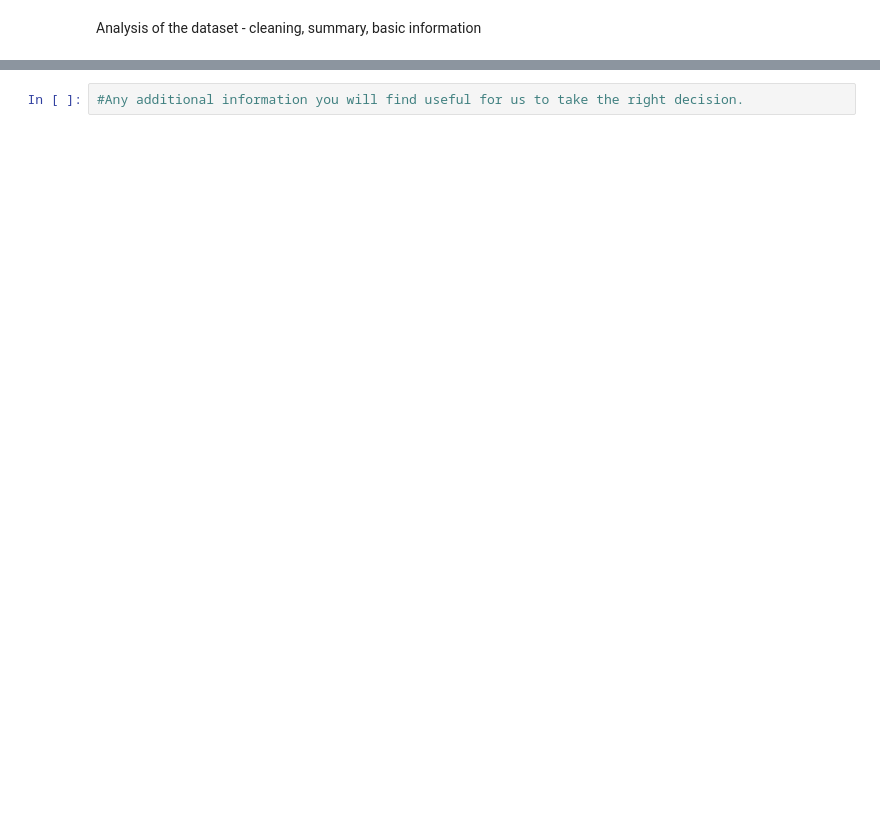
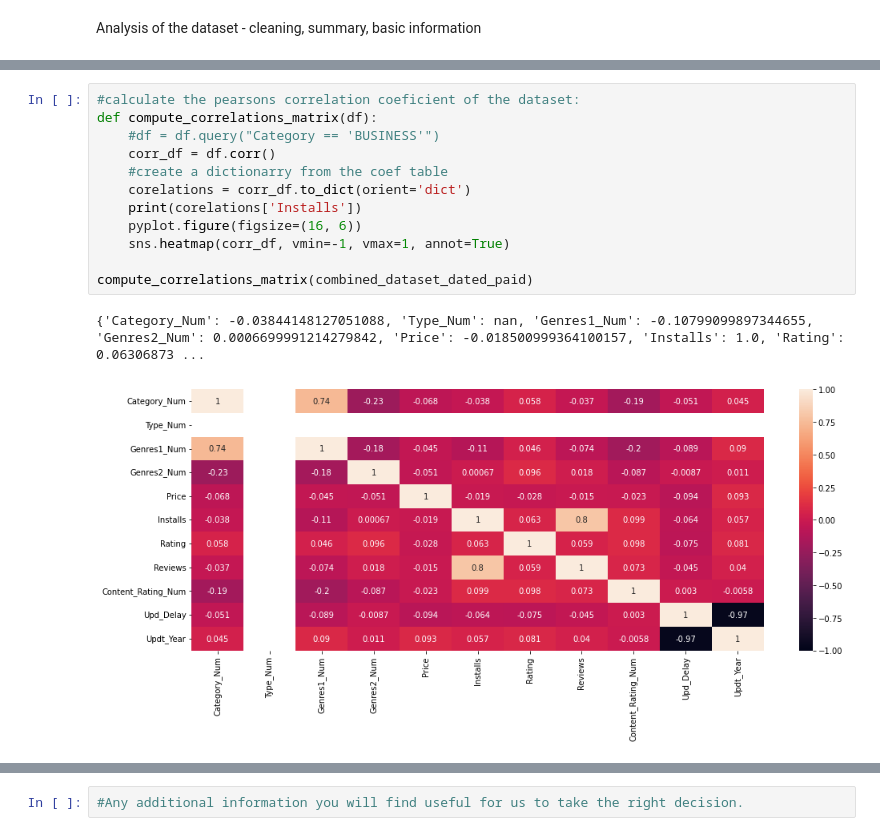
Before and after one commit to Rodauv/google_playstore_stats, a Jupyter notebook: my_mobapp_studio.ipynb, the cells around one changed output, grey strips where cells are left out. Saved outputs shown, nothing was run; the diff lists cells and outputs as text; blank space fills up the shorter version.

```diff
--- a/my_mobapp_studio.ipynb
+++ b/my_mobapp_studio.ipynb
@@ -541,0 +353,15 @@ max_price(dataset_clean_dated_paid)
+# %%
+#calculate the pearsons correlation coeficient of the dataset:
+def compute_correlations_matrix(df):
+    #df = df.query("Category == 'BUSINESS'")
+    corr_df = df.corr()
+    #create a dictionarry from the coef table
+    corelations = corr_df.to_dict(orient='dict')
+    print(corelations['Installs'])
+    pyplot.figure(figsize=(16, 6))
+    sns.heatmap(corr_df, vmin=-1, vmax=1, annot=True)
+
+compute_correlations_matrix(combined_dataset_dated_paid)
+# %% [output]
+{'Category_Num': -0.03844148127051088, 'Type_Num': nan, 'Genres1_Num': -0.10799099897344655, 'Genres2_Num': 0.0006699991214279842, 'Price': -0.018500999364100157, 'Installs': 1.0, 'Rating': 0.06306873 ...
+[figure, added]
```
Also changed, not shown: parts of 43 cells of this notebook.
